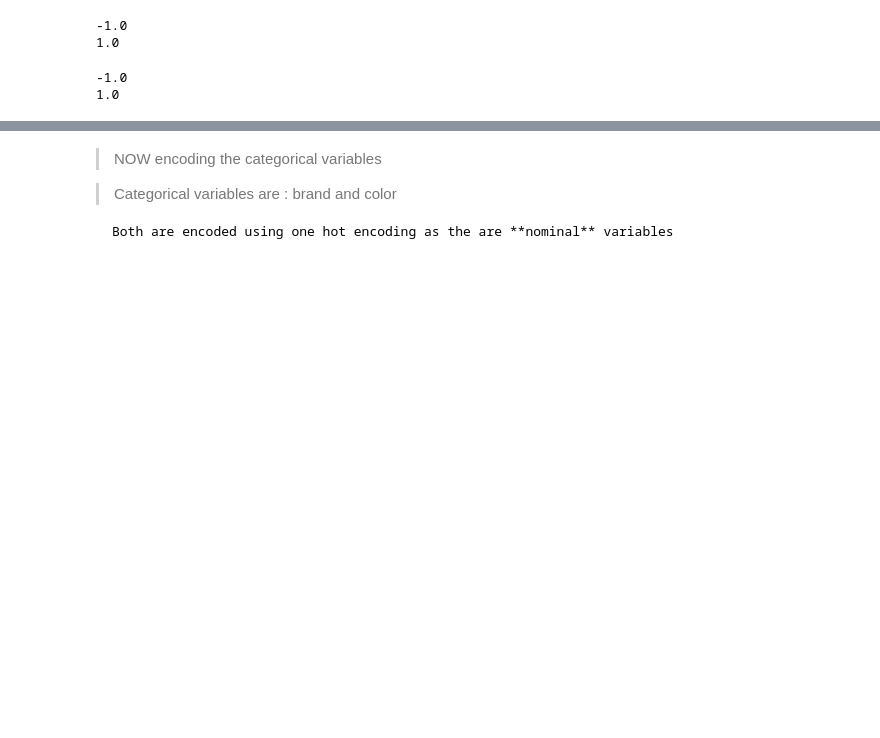
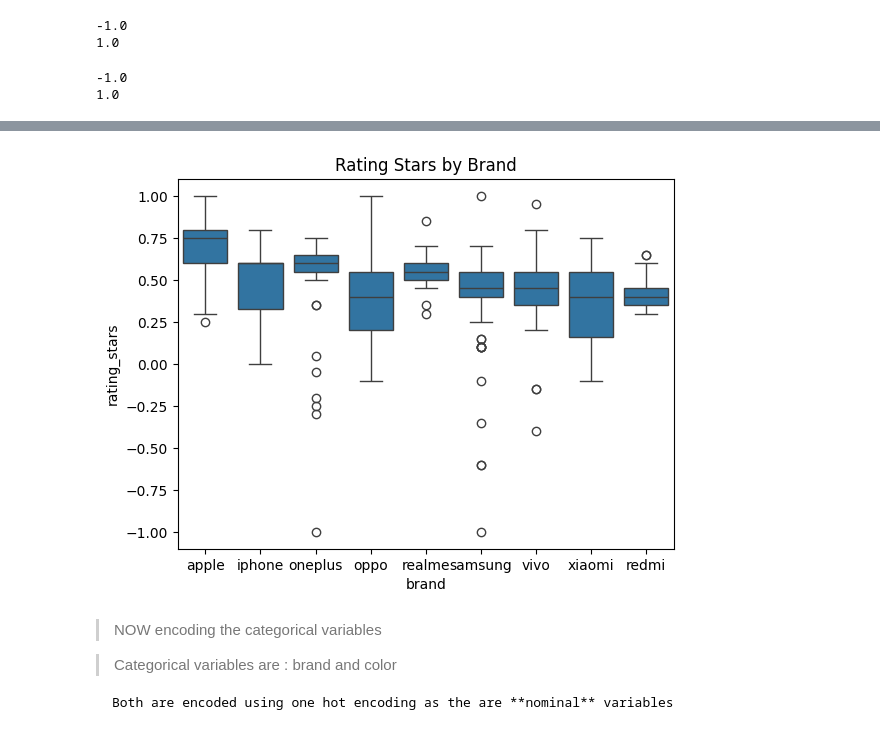
Before and after one commit to madhavJivani/EDA_Ecommerce, a Jupyter notebook: MODEL/scale_visualization.ipynb, the cells around one changed output, grey strips where cells are left out. Cells and saved outputs as stored; diff of their text form; code cells hidden in the pictures; blank space fills up the shorter version.

```diff
--- a/MODEL/scale_visualization.ipynb
+++ b/MODEL/scale_visualization.ipynb
@@ -104,3 +149,9 @@ df.head()
+# %%
+sns.boxplot(x='brand', y='rating_stars', data=df)
+plt.title('Rating Stars by Brand')
+plt.show()
+# %% [output]
+[figure, added]
 # %% [markdown]
 > NOW encoding the categorical variables
 
```
Also changed, not shown: parts of 26 cells of this notebook, 3 other files.
